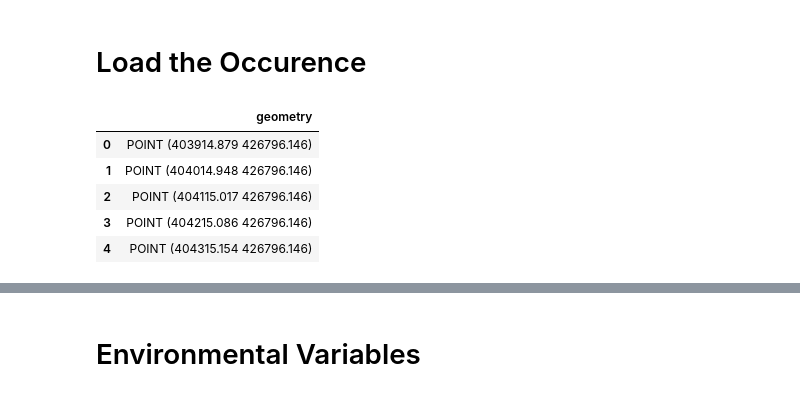
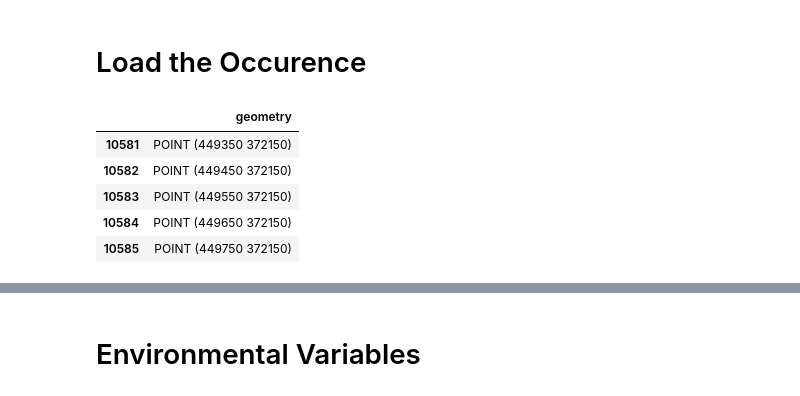
Before and after one commit to MatthewJWhittle/shefflied-bats, a Jupyter notebook: notebooks/modelling-one-sp.ipynb, the cells around one changed output, grey strips where cells are left out. Cells and saved outputs as stored; diff of their text form; code cells hidden in the pictures.

```diff
--- a/notebooks/modelling-one-sp.ipynb
+++ b/notebooks/modelling-one-sp.ipynb
@@ -26,0 +29,4 @@ from sdm.features import load_evs, interpolate_nas, calculate_multiscale_variabl
+# %%
+# load the config
+config = load_config()
+config
@@ -27,13 +69,13 @@ from sdm.features import load_evs, interpolate_nas, calculate_multiscale_variabl
 # %% [markdown]
 # Load the Occurence
 # %%
-grid_points = model_point_grid()
+grid_points = gpd.read_parquet(config["paths"]["grid_points"])
 
 grid_points.head()
 # %% [output]
 |  | geometry |
-| 0 | POINT (403914.879 426796.146) |
-| 1 | POINT (404014.948 426796.146) |
-| 2 | POINT (404115.017 426796.146) |
-| 3 | POINT (404215.086 426796.146) |
-| 4 | POINT (404315.154 426796.146) |
+| 10581 | POINT (449350 372150) |
+| 10582 | POINT (449450 372150) |
+| 10583 | POINT (449550 372150) |
+| 10584 | POINT (449650 372150) |
+| 10585 | POINT (449750 372150) |
```
Also changed, not shown: parts of 35 cells of this notebook, 22 other files.
